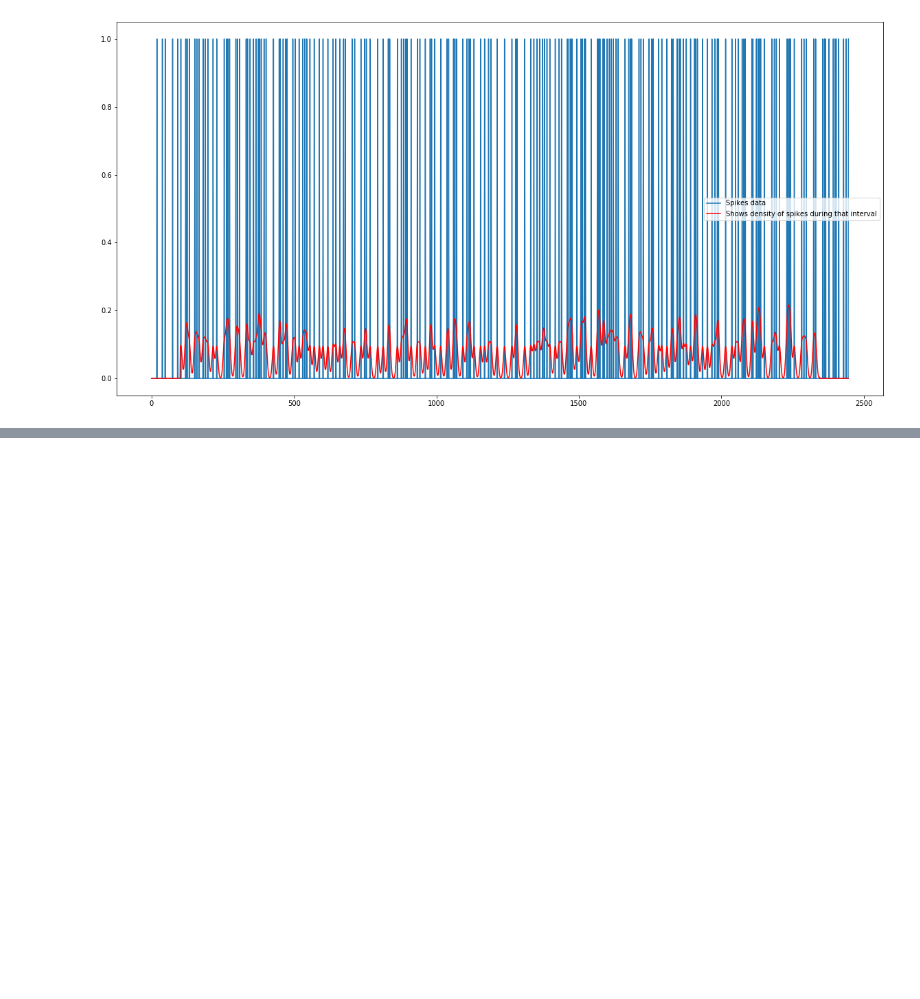
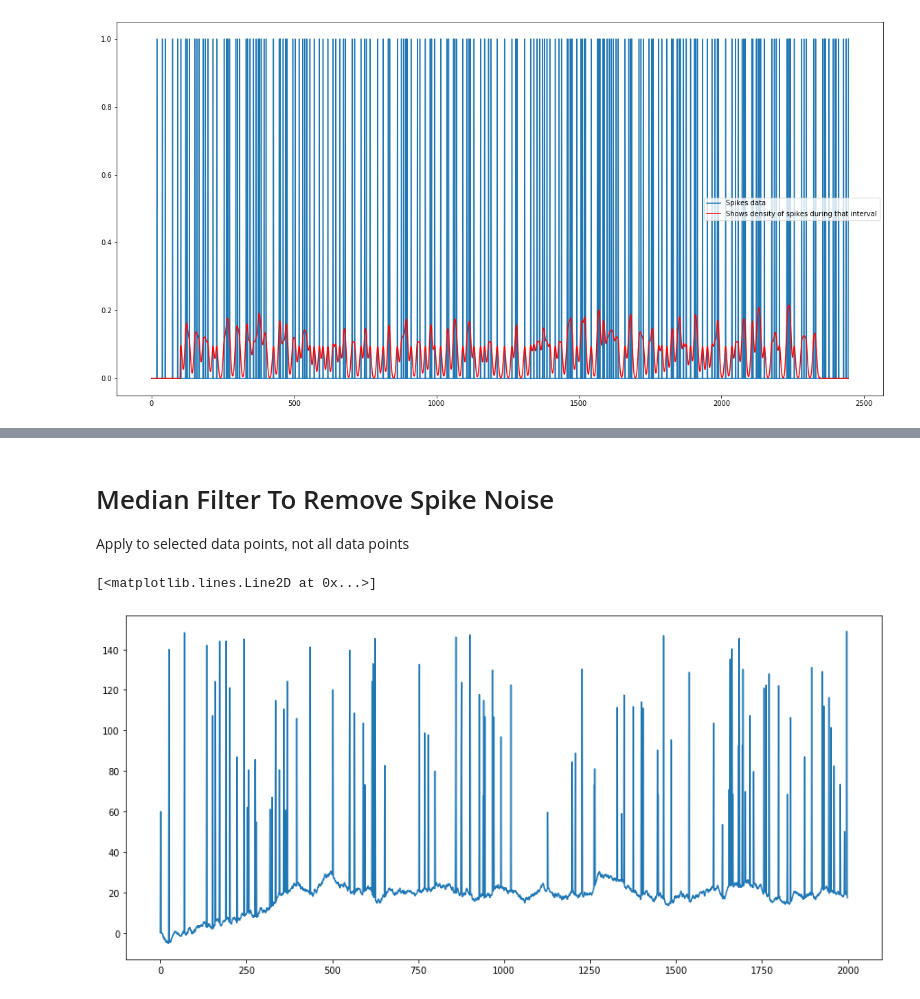
Before and after one commit to ViacheslavBobrov/SignalProcessing, a Jupyter notebook: courses/signal_processing/1.denoising/time_series_denoising.ipynb, the cells around one changed output, grey strips where cells are left out. Saved outputs shown, nothing was run; the diff lists cells and outputs as text; code cells hidden in the pictures; blank space fills up the shorter version.

```diff
--- a/courses/signal_processing/1.denoising/time_series_denoising.ipynb
+++ b/courses/signal_processing/1.denoising/time_series_denoising.ipynb
@@ -136,0 +176,21 @@ plt.legend()
+# %% [markdown]
+# Median Filter To Remove Spike Noise
+Apply to selected data points, not all data points
+# %%
+# MEDIAN FILTER TO REMOVE SPIKE NOISE
+n_spiked_signal = 2000
+spiked_signal = np.cumsum(np.random.uniform(-1, 1, n_spiked_signal))
+
+spike_percentage = 0.05
+# Pick random indecies to be spikes
+spike_indices = np.random.permutation(n_spiked_signal)
+spike_indices = spike_indices[1:round(n_spiked_signal * spike_percentage)]
+
+#Create spikes
+spiked_signal[spike_indices] = 50 + np.random.rand(len(spike_indices)) * 100
+
+plt.figure(figsize=(15, 7))
+plt.plot(spiked_signal)
+# %% [output]
+[<matplotlib.lines.Line2D at 0x...>]
+[figure, added]
```
Also changed, not shown: parts of 10 cells of this notebook, 3 other files.
